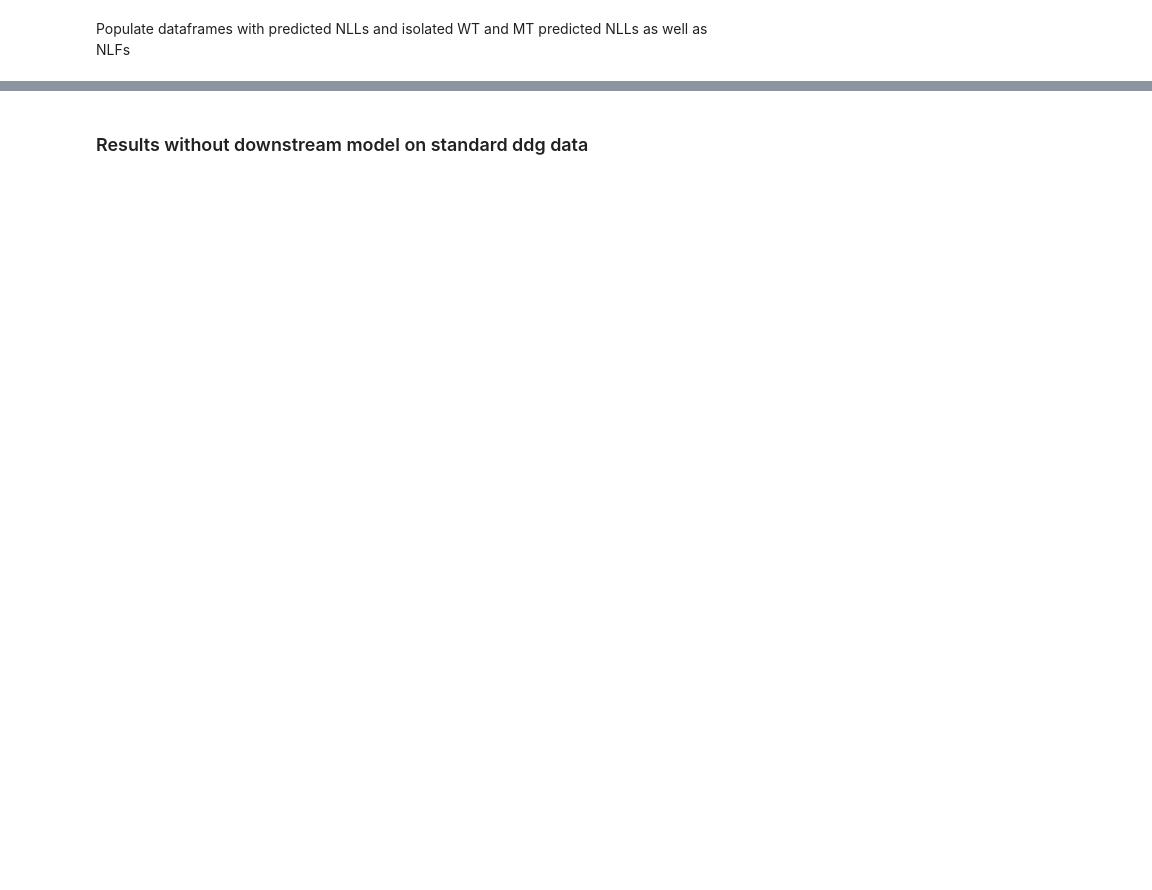
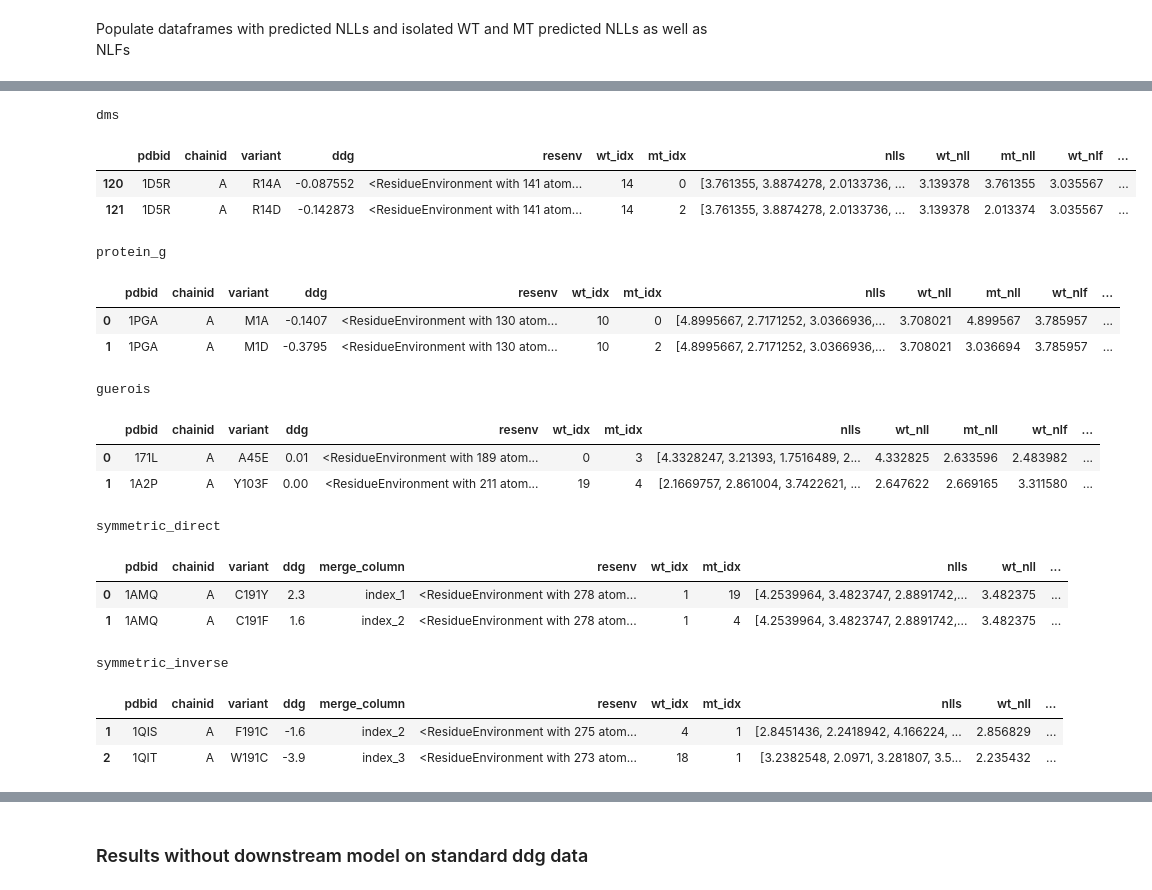
Before and after one commit to maher-kassem/cavity_model, a Jupyter notebook: cavity_model_pipeline.ipynb, the cells around one changed output, grey strips where cells are left out. Saved outputs shown, nothing was run; the diff lists cells and outputs as text; code cells hidden in the pictures; blank space fills up the shorter version.

```diff
--- a/cavity_model_pipeline.ipynb
+++ b/cavity_model_pipeline.ipynb
@@ -145,0 +49,7 @@ def _eval_loop(
+# %%
+parsed_pdb_filenames = sorted(glob.glob("data/pdbs/parsed/*coord*"))
+if SHUFFLE_PDBS:
+    random.shuffle(parsed_pdb_filenames)
+dataloader_train, dataset_train, dataloader_val, dataset_val = _train_val_split(
+    parsed_pdb_filenames, TRAIN_VAL_SPLIT, DEVICE, BATCH_SIZE
+)
@@ -220,0 +62,21 @@ Best epoch idx: 2 with validation loss: 2.770 and model_path: cavity_models/mode
+# %%
+# Define model
+cavity_model_net = CavityModel(DEVICE).to(DEVICE)
+loss_function = torch.nn.CrossEntropyLoss()
+optimizer = torch.optim.Adam(cavity_model_net.parameters(), lr=LEARNING_RATE)
+
+# Create directory for model files
+models_dirpath = "cavity_models/"
+if not os.path.exists(models_dirpath):
+    os.mkdir(models_dirpath)
+
+# Train loop
+best_model_path = _train_loop(
+    dataloader_train,
+    dataloader_val,
+    cavity_model_net,
+    loss_function,
+    optimizer,
+    EPOCHS,
+    PATIENCE_CUTOFF,
+)
@@ -408,0 +155,30 @@ symmetric_inverse
+# %%
+# Load best performing cavity model from previos training
+cavity_model_infer_net = CavityModel(DEVICE).to(DEVICE)
+cavity_model_infer_net.load_state_dict(torch.load(best_model_path))
+cavity_model_infer_net.eval()
+
+_populate_dfs_with_nlls_and_nlfs(
+    ddg_data_dict, cavity_model_infer_net, DEVICE, BATCH_SIZE, EPS, display_n_rows=2
+)
+# %% [output]
+dms
+|  | pdbid | chainid | variant | ddg | resenv | wt_idx | mt_idx | nlls | wt_nll | mt_nll | wt_nlf | ... |
+| 120 | 1D5R | A | R14A | -0.087552 | <ResidueEnvironment with 141 atom... | 14 | 0 | [3.761355, 3.8874278, 2.0133736, ... | 3.139378 | 3.761355 | 3.035567 | ... |
+| 121 | 1D5R | A | R14D | -0.142873 | <ResidueEnvironment with 141 atom... | 14 | 2 | [3.761355, 3.8874278, 2.0133736, ... | 3.139378 | 2.013374 | 3.035567 | ... |
+protein_g
+|  | pdbid | chainid | variant | ddg | resenv | wt_idx | mt_idx | nlls | wt_nll | mt_nll | wt_nlf | ... |
+| 0 | 1PGA | A | M1A | -0.1407 | <ResidueEnvironment with 130 atom... | 10 | 0 | [4.8995667, 2.7171252, 3.0366936,... | 3.708021 | 4.899567 | 3.785957 | ... |
+| 1 | 1PGA | A | M1D | -0.3795 | <ResidueEnvironment with 130 atom... | 10 | 2 | [4.8995667, 2.7171252, 3.0366936,... | 3.708021 | 3.036694 | 3.785957 | ... |
+guerois
+|  | pdbid | chainid | variant | ddg | resenv | wt_idx | mt_idx | nlls | wt_nll | mt_nll | wt_nlf | ... |
+| 0 | 171L | A | A45E | 0.01 | <ResidueEnvironment with 189 atom... | 0 | 3 | [4.3328247, 3.21393, 1.7516489, 2... | 4.332825 | 2.633596 | 2.483982 | ... |
+| 1 | 1A2P | A | Y103F | 0.00 | <ResidueEnvironment with 211 atom... | 19 | 4 | [2.1669757, 2.861004, 3.7422621, ... | 2.647622 | 2.669165 | 3.311580 | ... |
+symmetric_direct
+|  | pdbid | chainid | variant | ddg | merge_column | resenv | wt_idx | mt_idx | nlls | wt_nll | ... |
+| 0 | 1AMQ | A | C191Y | 2.3 | index_1 | <ResidueEnvironment with 278 atom... | 1 | 19 | [4.2539964, 3.4823747, 2.8891742,... | 3.482375 | ... |
+| 1 | 1AMQ | A | C191F | 1.6 | index_2 | <ResidueEnvironment with 278 atom... | 1 | 4 | [4.2539964, 3.4823747, 2.8891742,... | 3.482375 | ... |
+symmetric_inverse
+|  | pdbid | chainid | variant | ddg | merge_column | resenv | wt_idx | mt_idx | nlls | wt_nll | ... |
+| 1 | 1QIS | A | F191C | -1.6 | index_2 | <ResidueEnvironment with 275 atom... | 4 | 1 | [2.8451436, 2.2418942, 4.166224, ... | 2.856829 | ... |
+| 2 | 1QIT | A | W191C | -3.9 | index_3 | <ResidueEnvironment with 273 atom... | 18 | 1 | [3.2382548, 2.0971, 3.281807, 3.5... | 2.235432 | ... |
```
Also changed, not shown: parts of 16 cells of this notebook, 1 other file.
